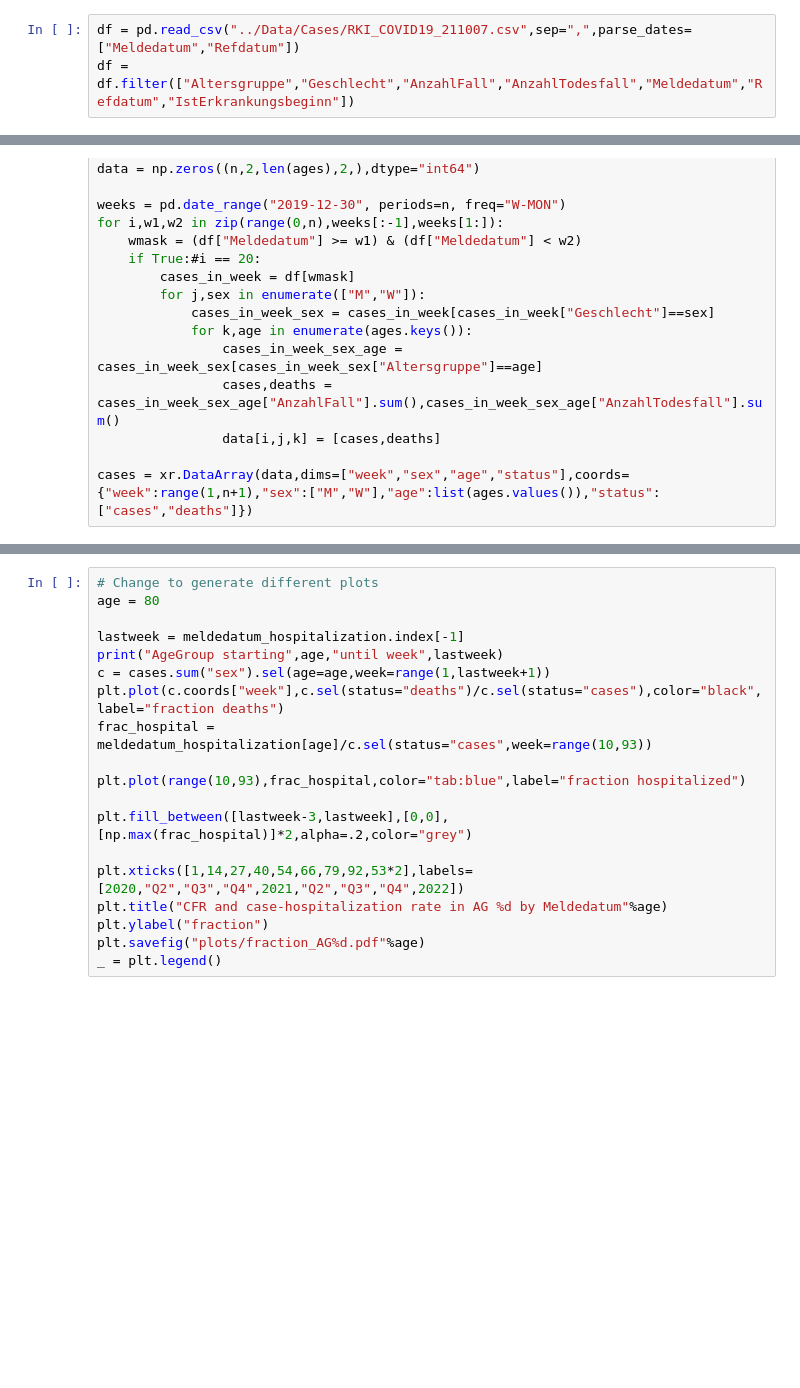
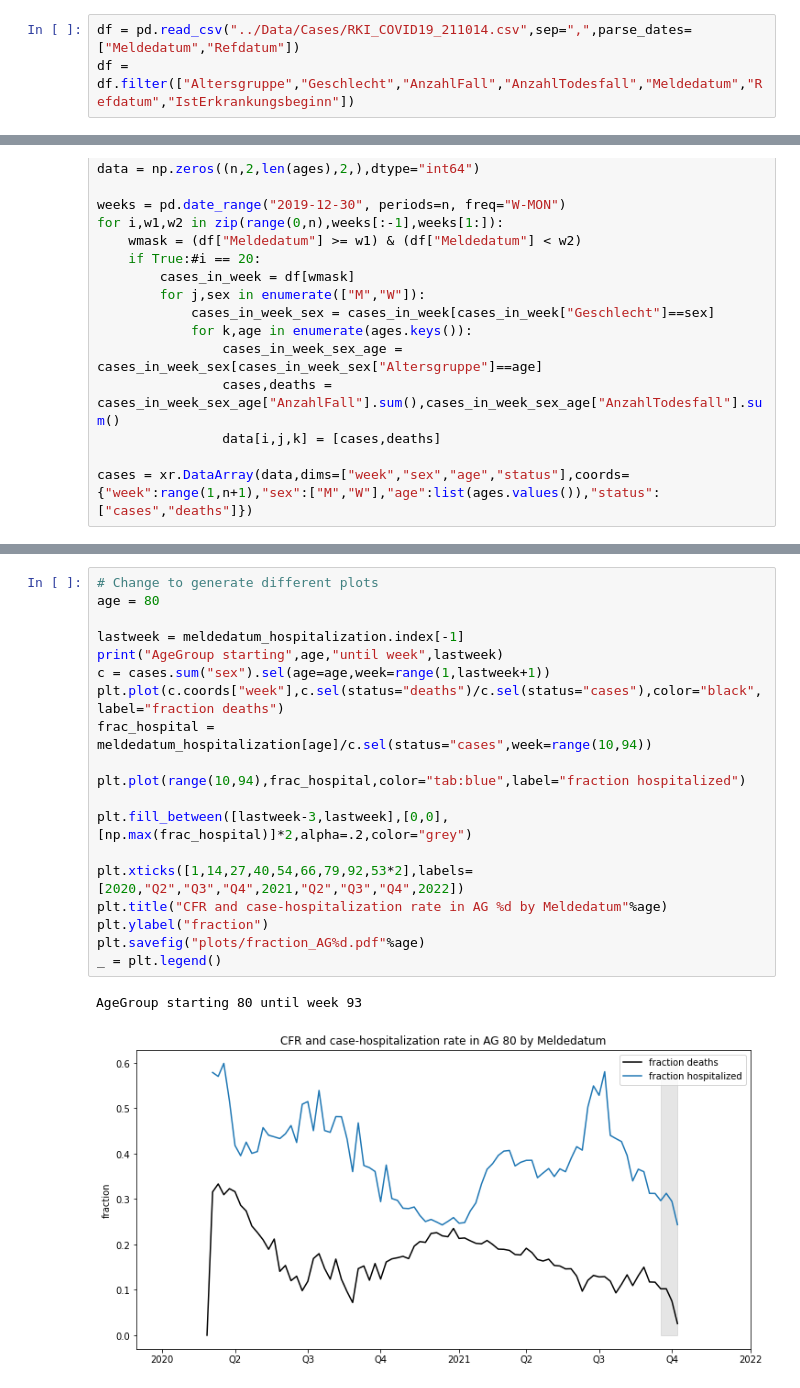
Before and after one commit to matthiaslinden/COVID19_AgeStratifiedModel, a Jupyter notebook: Exploration/WeeklyData.ipynb, the cells around one changed output, grey strips where cells are left out. Saved outputs shown, nothing was run; the diff lists cells and outputs as text; blank space fills up the shorter version.

```diff
--- a/Exploration/WeeklyData.ipynb
+++ b/Exploration/WeeklyData.ipynb
@@ -94,5 +166,5 @@ reported_deaths.sum("sex").sel(week=range(10,92))
 # %%
-df = pd.read_csv("../Data/Cases/RKI_COVID19_211007.csv",sep=",",parse_dates=["Meldedatum","Refdatum"])
+df = pd.read_csv("../Data/Cases/RKI_COVID19_211014.csv",sep=",",parse_dates=["Meldedatum","Refdatum"])
 df = df.filter(["Altersgruppe","Geschlecht","AnzahlFall","AnzahlTodesfall","Meldedatum","Refdatum","IstErkrankungsbeginn"])
 # %%
 n = 110
@@ -142,22 +245,25 @@ _ = plt.title("patients in ICU, weekly max.")
 # %%
 # Change to generate different plots
 age = 80
 
 lastweek = meldedatum_hospitalization.index[-1]
 print("AgeGroup starting",age,"until week",lastweek)
 c = cases.sum("sex").sel(age=age,week=range(1,lastweek+1))
 plt.plot(c.coords["week"],c.sel(status="deaths")/c.sel(status="cases"),color="black",label="fraction deaths")
-frac_hospital = meldedatum_hospitalization[age]/c.sel(status="cases",week=range(10,93))
+frac_hospital = meldedatum_hospitalization[age]/c.sel(status="cases",week=range(10,94))
 
-plt.plot(range(10,93),frac_hospital,color="tab:blue",label="fraction hospitalized")
+plt.plot(range(10,94),frac_hospital,color="tab:blue",label="fraction hospitalized")
 
 plt.fill_between([lastweek-3,lastweek],[0,0],[np.max(frac_hospital)]*2,alpha=.2,color="grey")
 
 plt.xticks([1,14,27,40,54,66,79,92,53*2],labels=[2020,"Q2","Q3","Q4",2021,"Q2","Q3","Q4",2022])
 plt.title("CFR and case-hospitalization rate in AG %d by Meldedatum"%age)
 plt.ylabel("fraction")
 plt.savefig("plots/fraction_AG%d.pdf"%age)
 _ = plt.legend()
+# %% [output]
+AgeGroup starting 80 until week 93
+[figure, added]
 # %%
 plt.semilogy(range(1,lastweek+1),cases.sum("sex").sel(age=age,status="cases",week=range(1,lastweek+1)),color="tab:red",label="cases")
 plt.semilogy(range(1,lastweek+1),cases.sum("sex").sel(age=age,status="deaths",week=range(1,lastweek+1)),color="black",label="deaths")
```
Also changed, not shown: parts of 11 cells of this notebook, 20 other files.
